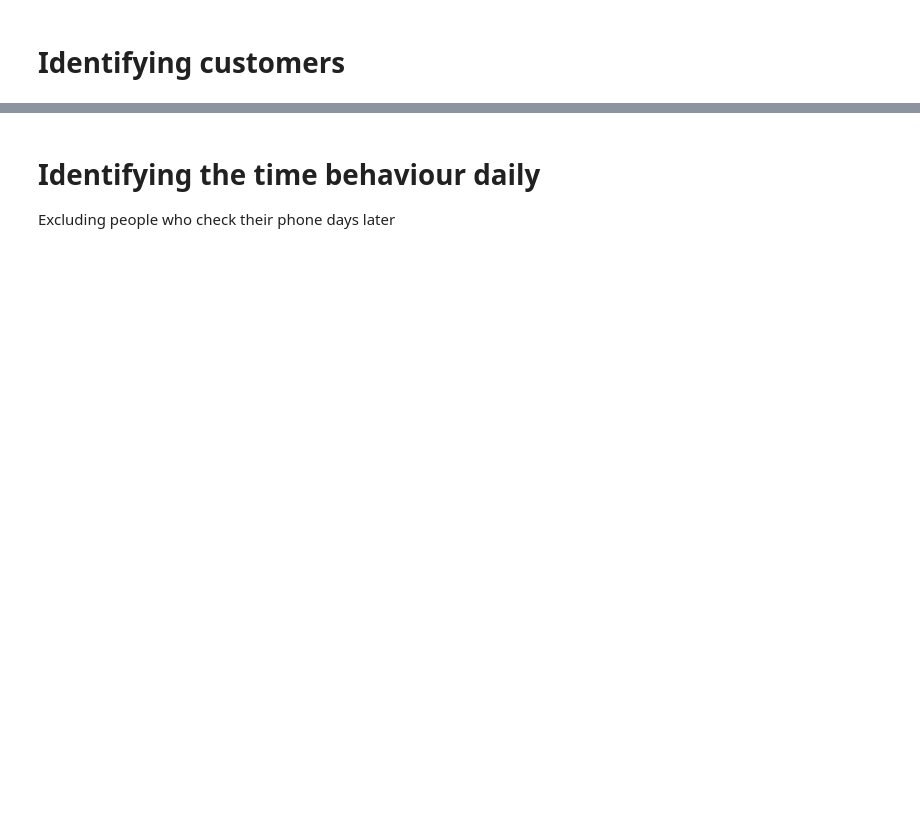
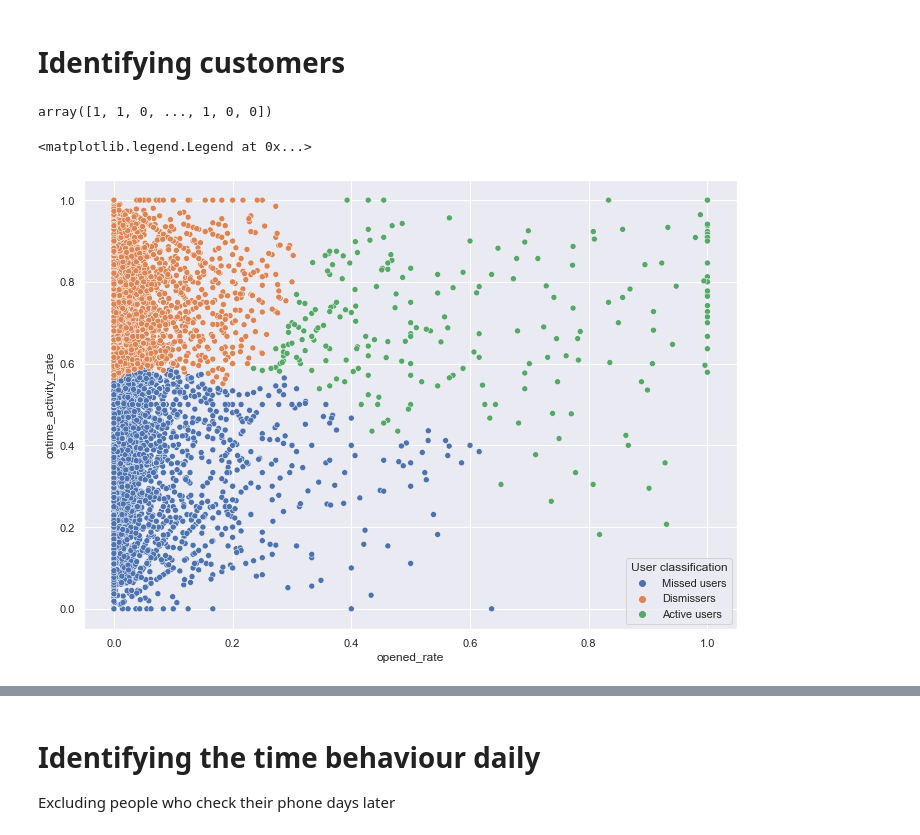
Before and after one commit to ComMutants/Capstone-WIMT, a Jupyter notebook: notebooks/EDU_EDA_3.ipynb, the cells around one changed output, grey strips where cells are left out. Saved outputs shown, nothing was run; the diff lists cells and outputs as text; code cells hidden in the pictures; blank space fills up the shorter version.

Commit message:
creating graphs for presentation   Y.

```diff
--- a/notebooks/EDU_EDA_3.ipynb
+++ b/notebooks/EDU_EDA_3.ipynb
@@ -18,5 +18,6 @@ import matplotlib.pyplot as plt
 from matplotlib.pyplot import figure
 import matplotlib.patches as mpatches
 # %%
-export_df = feather.read_feather("../data/cleaned_data.feather")
+
+export_df = feather.read_feather("../data/data_EDA.feather")
 # %%
@@ -78,8 +121,15 @@ sns.countplot(data=reacted_late_incidents, x="event_name")
  # Identifying customers
 # %%
 agg_clust = AgglomerativeClustering(n_clusters=3, linkage='ward').fit(gpbyuser2[["opened_rate", "ontime_activity_rate"]])
+# %%
+agg_clust.labels_
+# %% [output]
+array([1, 1, 0, ..., 1, 0, 0])
 # %%
 sns.set(rc={'figure.figsize':(11.7,8.27)})
 ax=sns.scatterplot(x=gpbyuser2["opened_rate"],y=gpbyuser2["ontime_activity_rate"], hue=agg_clust.labels_, palette="deep")
 handles, labels  =  ax.get_legend_handles_labels()
-ax.legend(handles, ["Scared users","Dismissers","Normal users"],loc='upper center', title='User classification')
+ax.legend(handles, ["Missed users","Dismissers","Active users"],loc='lower right', title='User classification')
+# %% [output]
+<matplotlib.legend.Legend at 0x...>
+[figure, added]
```
Also changed, not shown: parts of 29 cells of this notebook.
